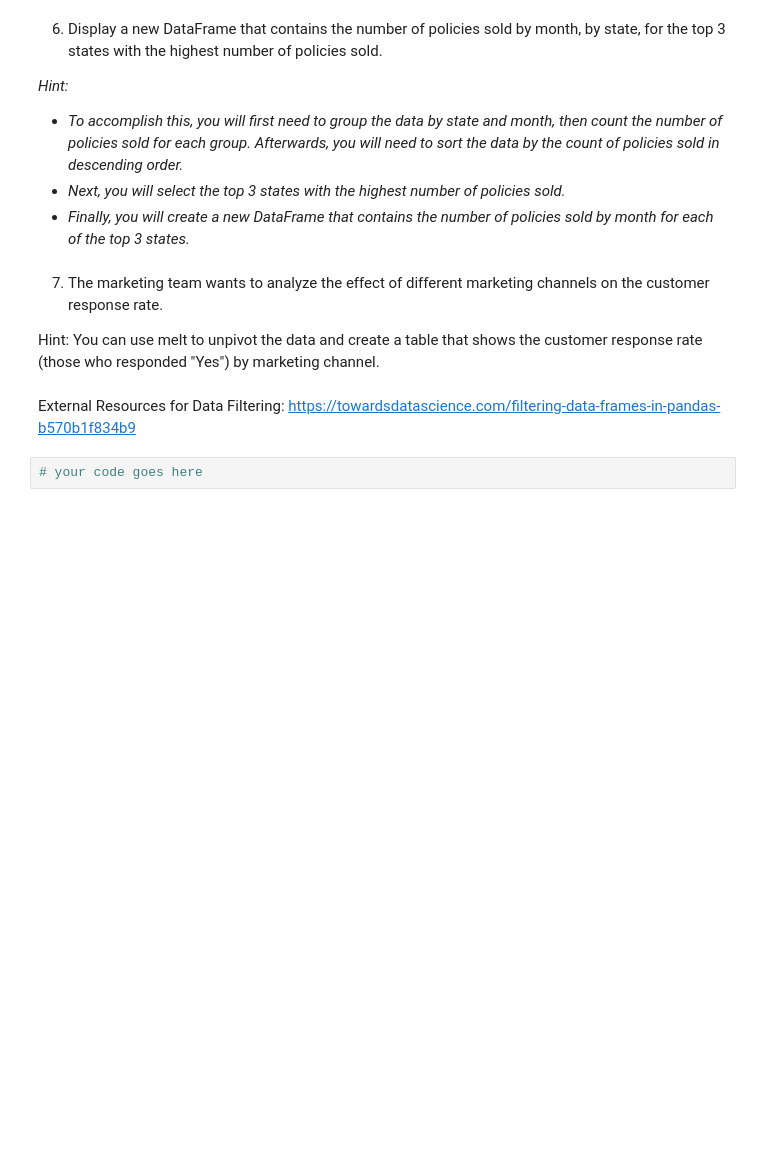
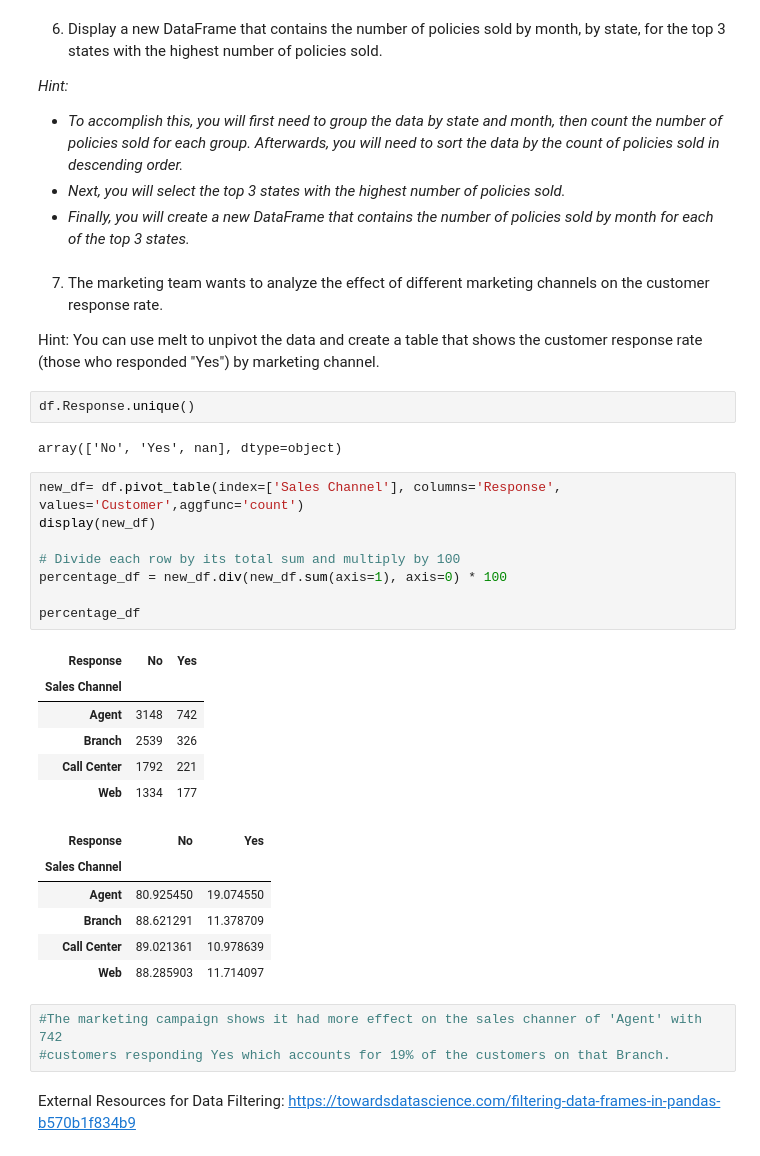
Before and after one commit to cadiyubu/lab-dw-data-aggregation-and-filtering, a Jupyter notebook: lab-dw-aggregating.ipynb, the cells around one changed output. Drawn from its saved outputs; the diff is of its cells as text; blank space fills up the shorter version.

```diff
--- a/lab-dw-aggregating.ipynb
+++ b/lab-dw-aggregating.ipynb
@@ -221,7 +252,33 @@ df.groupby(['Education', 'Gender'])['Customer Lifetime Value'].agg(['max', 'min'
 7. The marketing team wants to analyze the effect of different marketing channels on the customer response rate.
 
 Hint: You can use melt to unpivot the data and create a table that shows the customer response rate (those who responded "Yes") by marketing channel.
+# %%
+df.Response.unique()
+# %% [output]
+array(['No', 'Yes', nan], dtype=object)
+# %%
+new_df= df.pivot_table(index=['Sales Channel'], columns='Response', values='Customer',aggfunc='count')
+display(new_df)
+
+# Divide each row by its total sum and multiply by 100
+percentage_df = new_df.div(new_df.sum(axis=1), axis=0) * 100
+
+percentage_df
+# %% [output]
+| Response | No | Yes |
+| Sales Channel |  |  |
+| Agent | 3148 | 742 |
+| Branch | 2539 | 326 |
+| Call Center | 1792 | 221 |
+| Web | 1334 | 177 |
+| Response | No | Yes |
+| Sales Channel |  |  |
+| Agent | 80.925450 | 19.074550 |
+| Branch | 88.621291 | 11.378709 |
+| Call Center | 89.021361 | 10.978639 |
+| Web | 88.285903 | 11.714097 |
+# %%
+#The marketing campaign shows it had more effect on the sales channer of 'Agent' with 742
+#customers responding Yes which accounts for 19% of the customers on that Branch.
 # %% [markdown]
 External Resources for Data Filtering: https://towardsdatascience.com/filtering-data-frames-in-pandas-b570b1f834b9
-# %%
-# your code goes here
```
Also changed, not shown: parts of 4 cells of this notebook.
